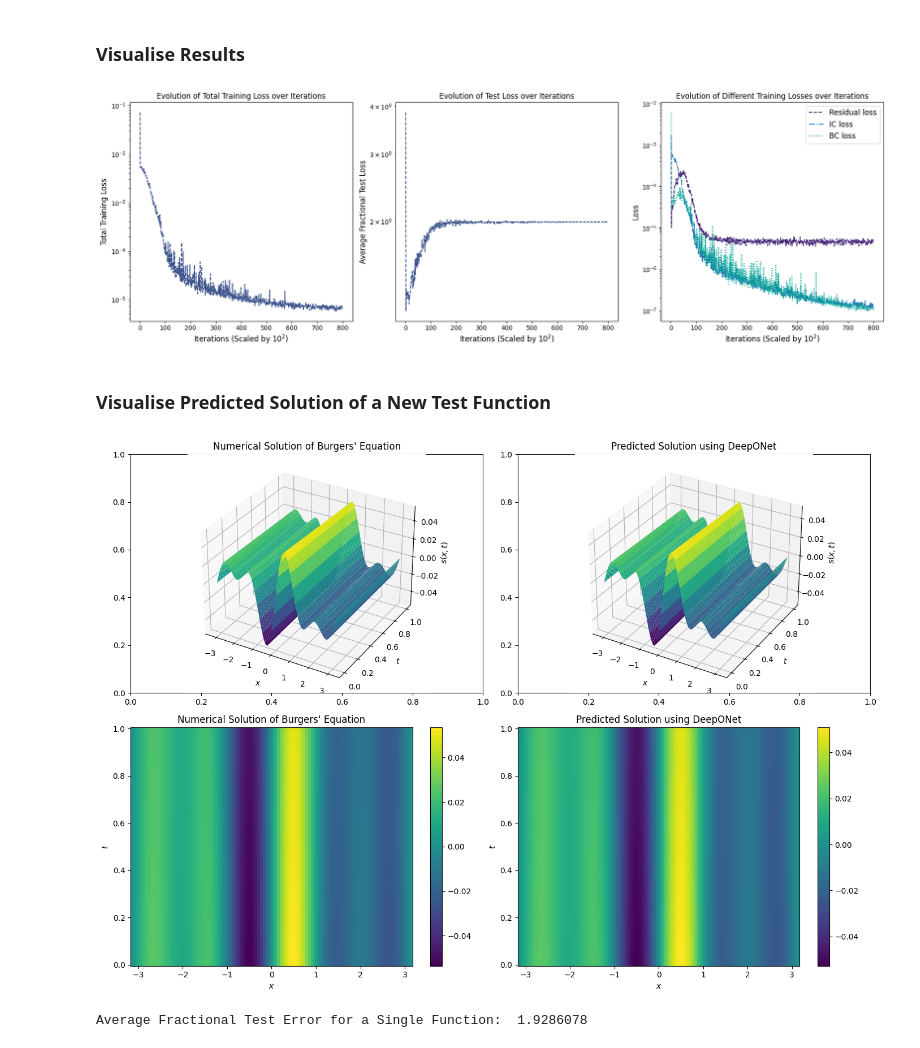
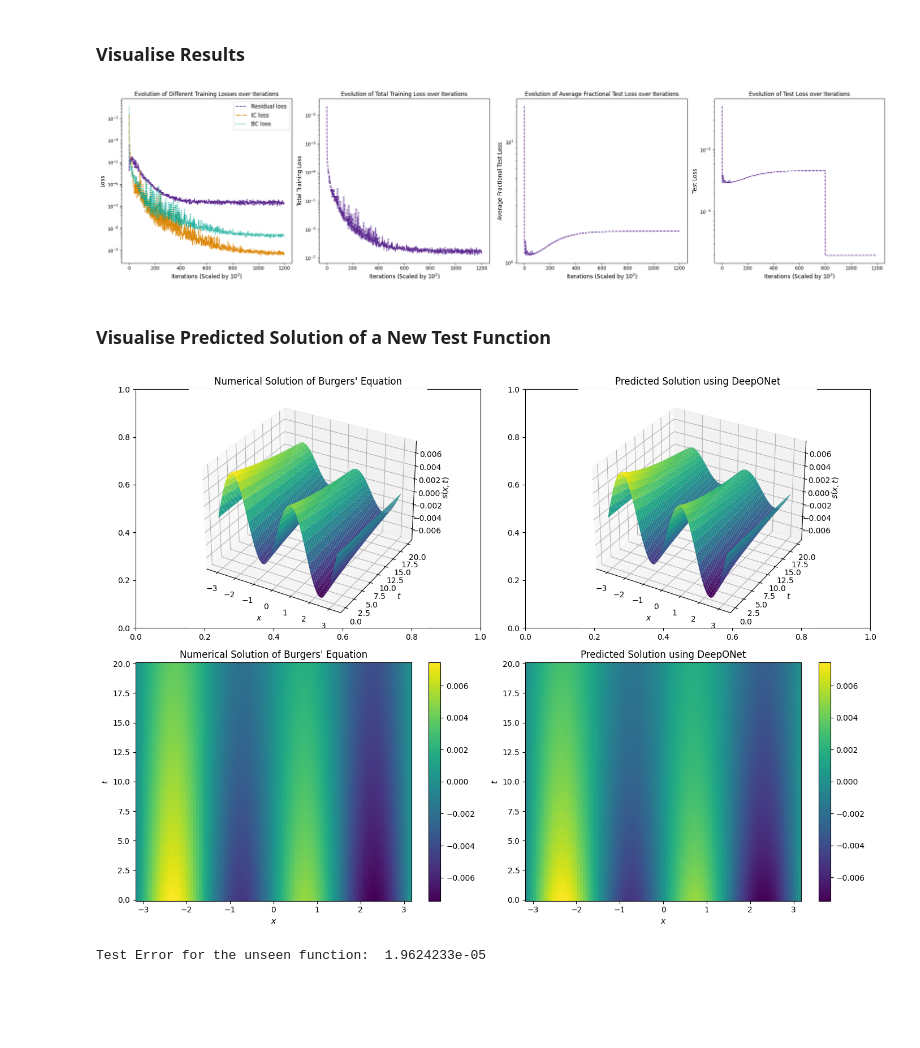
Before and after one commit to Memoisation/PDE-DeepONet-Learning, a Jupyter notebook: Burgers(PI_DeepONet).ipynb, the cells around one changed output. Drawn from its saved outputs; the diff is of its cells as text; code cells hidden in the pictures; blank space fills up the shorter version.

Commit message:
Updated model training to perform well on a larger time domain (T), enabling clear visualization of solution decay in model predictions.

```diff
--- a/Burgers(PI_DeepONet).ipynb
+++ b/Burgers(PI_DeepONet).ipynb
@@ -404,7 +364,7 @@ $\bullet$ Efficient GPU processing: Modern GPUs excel at parallel computation. O
 def generate_one_test_data(key, P):
     Nx = P
     Nt = P
-    (x, t, s), (u, u0) = solve_burgers(key, num_fourier_terms, sine_amplitude, Nx , Nt, T_lim, period, kappa)
+    (x, t, s), (u, u0) = solve_burgers(key, num_sine_terms, sine_amplitude, Nx , Nt, T_lim, period, kappa)
 
     XX, TT = np.meshgrid(x, t)
 
@@ -535,6 +495,7 @@ class PI_DeepONet:
         self.loss_ics_log = []
         self.loss_res_log = []
         self.loss_test_log = []
+        self.loss_AF_test_log = []
 
     # Define DeepONet architecture
     def operator_net(self, params, u, x, t):
@@ -587,15 +548,20 @@ class PI_DeepONet:
         return loss
 
     # Define Total loss
-    def loss(self, params, bcs_batch, res_batch, ics_batch, w_bcs=9.0, w_ics=9.0):
+    def loss(self, params, bcs_batch, res_batch, ics_batch, w_bcs=2.0, w_ics=2.0):
         loss_res = self.loss_res(params, res_batch)
         loss_bcs = self.loss_bcs(params, bcs_batch)
         loss_ics = self.loss_ics(params, ics_batch)
         loss = loss_res + w_bcs*loss_bcs + w_ics*loss_ics
         return loss
 
+    # Define Test loss
+    def loss_test(self, params, u_test, y_test, s_test):
+      s_pred = self.predict_s(params, u_test, y_test)
+      return np.mean((s_test - s_pred)**2)
+
     # Define Average Fractional Test loss
-    def loss_test(self, params, u_test, y_test, s_test):
+    def AF_loss_test(self, params, u_test, y_test, s_test):
       s_pred = self.predict_s(params, u_test, y_test)
       return np.mean((s_test - s_pred)**2) / np.mean((s_test)**2)
 
@@ -631,19 +597,21 @@ class PI_DeepONet:
                 loss_bcs_value = self.loss_bcs(params, bcs_batch)
                 loss_res_value = self.loss_res(params, res_batch)
                 loss_ics_value = self.loss_ics(params, ics_batch)
-                test_loss_value = self.loss_test(params, u_test, y_test, s_test)
+                loss_test_value = self.loss_test(params, u_test, y_test, s_test)
+                AFTL_value = self.AF_loss_test(params, u_test, y_test, s_test)
 
                 # Store losses
                 self.loss_log.append(loss_value)
                 self.loss_bcs_log.append(loss_bcs_value)
                 self.loss_res_log.append(loss_res_value)
                 self.loss_ics_log.append(loss_ics_value)
-                self.loss_test_log.append(test_loss_value)
+                self.loss_test_log.append(loss_test_value)
+                self.loss_AF_test_log.append(AFTL_value)
 
                 # Print losses
                 pbar.set_postfix({'Training Loss': loss_value,
                                   'Res Loss': loss_res_value, 'IC Loss': loss_ics_value, 'BC Loss': loss_bcs_value,
-                                  'AFTL': test_loss_value})
+                                  'Test Loss': loss_test_value, 'AFTL': AFTL_value})
 
     # Evaluates model predictions at test points
     @partial(jit, static_argnums=(0,))
@@ -679,46 +647,54 @@ model.train(bcs_dataset, res_dataset, ics_dataset, nIter=40000)
 ### **Visualise Results**
 # %%
 # Visualizations
-fig, axs = plt.subplots(1, 3, figsize=(18, 6))
+fig, axs = plt.subplots(1, 4, figsize=(24, 6))
 
 # Colors from the 'viridis' colormap
-medium_purple = '#482878'
+medium_purple = '#5B278F'
 light_purple = '#3b528b'
 viri_green = '#00A896'
 
-# Combined loss per 100 iteration
-combined_loss_eval_numbers = range(1, len(model.loss_log) + 1)
-axs[0].plot(combined_loss_eval_numbers, model.loss_log, '--', color=light_purple, label='Training loss')
-axs[0].set_yscale('log')
-axs[0].set_xlabel(r'Iterations (Scaled by $10^2$)', fontsize='large')
-axs[0].set_ylabel('Total Training Loss', fontsize='large')
-axs[0].set_title('Evolution of Total Training Loss over Iterations', fontsize='large')
+# Total loss per 100 iteration
+total_loss_eval_numbers = range(1, len(model.loss_log) + 1)
+axs[1].plot(total_loss_eval_numbers, model.loss_log, '--', color=medium_purple, label='Training loss')
+axs[1].set_yscale('log')
+axs[1].set_xlabel(r'Iterations (Scaled by $10^2$)', fontsize='large')
+axs[1].set_ylabel('Total Training Loss', fontsize='large')
+axs[1].set_title('Evolution of Total Training Loss over Iterations', fontsize='large')
 
 # Average fractional test loss
+AFTL_eval_numbers = range(1, len(model.loss_AF_test_log) + 1)
+axs[2].plot(AFTL_eval_numbers, model.loss_AF_test_log, '--', color=medium_purple, label='Average Fractional Test loss')
+axs[2].set_yscale('log')
+axs[2].set_xlabel(r'Iterations (Scaled by $10^2$)', fontsize='large')
+axs[2].set_ylabel('Average Fractional Test Loss', fontsize='large')
+axs[2].set_title('Evolution of Average Fractional Test Loss over Iterations', fontsize='large')
+
+# Test loss
 test_loss_eval_numbers = range(1, len(model.loss_test_log) + 1)
-axs[1].plot(test_loss_eval_numbers, model.loss_test_log, '--', color=light_purple, label='Test loss')
-axs[1].set_yscale('log')
-axs[1].set_xlabel(r'Iterations (Scaled by $10^2$)', fontsize='large')
-axs[1].set_ylabel('Average Fractional Test Loss', fontsize='large')
-axs[1].set_title('Evolution of Test Loss over Iterations', fontsize='large')
+axs[3].plot(test_loss_eval_numbers, model.loss_test_log, '--', color=medium_purple, label='Test loss')
+axs[3].set_yscale('log')
+axs[3].set_xlabel(r'Iterations (Scaled by $10^2$)', fontsize='large')
+axs[3].set_ylabel('Test Loss', fontsize='large')
+axs[3].set_title('Evolution of Test Loss over Iterations', fontsize='large')
 
 # Losses per 100 iteration (residual, IC, and BC)
 res_loss_eval_numbers = range(1, len(model.loss_res_log) + 1)
-axs[2].plot(res_loss_eval_numbers, model.loss_res_log, '--', color=medium_purple, label='Residual loss')
+axs[0].plot(res_loss_eval_numbers, model.loss_res_log, '--', color=medium_purple, label='Residual loss')
 ics_loss_eval_numbers = range(1, len(model.loss_ics_log) + 1)
-axs[2].plot(ics_loss_eval_numbers, model.loss_ics_log, '-.', label='IC loss')
+axs[0].plot(ics_loss_eval_numbers, model.loss_ics_log, '-.', color='#DD8601', label='IC loss')
 bcs_loss_eval_numbers = range(1, len(model.loss_bcs_log) + 1)
-axs[2].plot(bcs_loss_eval_numbers, model.loss_bcs_log, ':', color=viri_green, label='BC loss')
-axs[2].set_yscale('log')
-axs[2].set_xlabel(r'Iterations (Scaled by $10^2$)', fontsize='large')
-axs[2].set_ylabel('Loss', fontsize='large')
-axs[2].set_title('Evolution of Different Training Losses over Iterations', fontsize='large')
-axs[2].legend(fontsize='large')
+axs[0].plot(bcs_loss_eval_numbers, model.loss_bcs_log, ':', color=viri_green, label='BC loss')
+axs[0].set_yscale('log')
+axs[0].set_xlabel(r'Iterations (Scaled by $10^2$)', fontsize='large')
+axs[0].set_ylabel('Loss', fontsize='large')
+axs[0].set_title('Evolution of Different Training Losses over Iterations', fontsize='large')
+axs[0].legend(fontsize='large')
 
 plt.tight_layout()
 plt.show()
 # %% [output]
-[figure, old version]
+[figure, new version]
 # %% [markdown]
 ###  **Visualise Predicted Solution of a New Test Function**
 # %%
@@ -776,7 +752,7 @@ axs[1, 1].set_title("Predicted Solution using DeepONet", fontsize='large')
 plt.tight_layout()
 plt.show()
 
-print('Average Fractional Test Error for a Single Function: ', np.mean((s_test - s_pred)**2) / np.mean((s_test)**2))
+print('Test Error for the unseen function: ', np.mean((s_test - s_pred)**2))
 # %% [output]
-[figure, old version]
+[figure, new version]
-Average Fractional Test Error for a Single Function:  1.9286078
+Test Error for the unseen function:  1.9624233e-05
```
Also changed, not shown: parts of 15 cells of this notebook.
